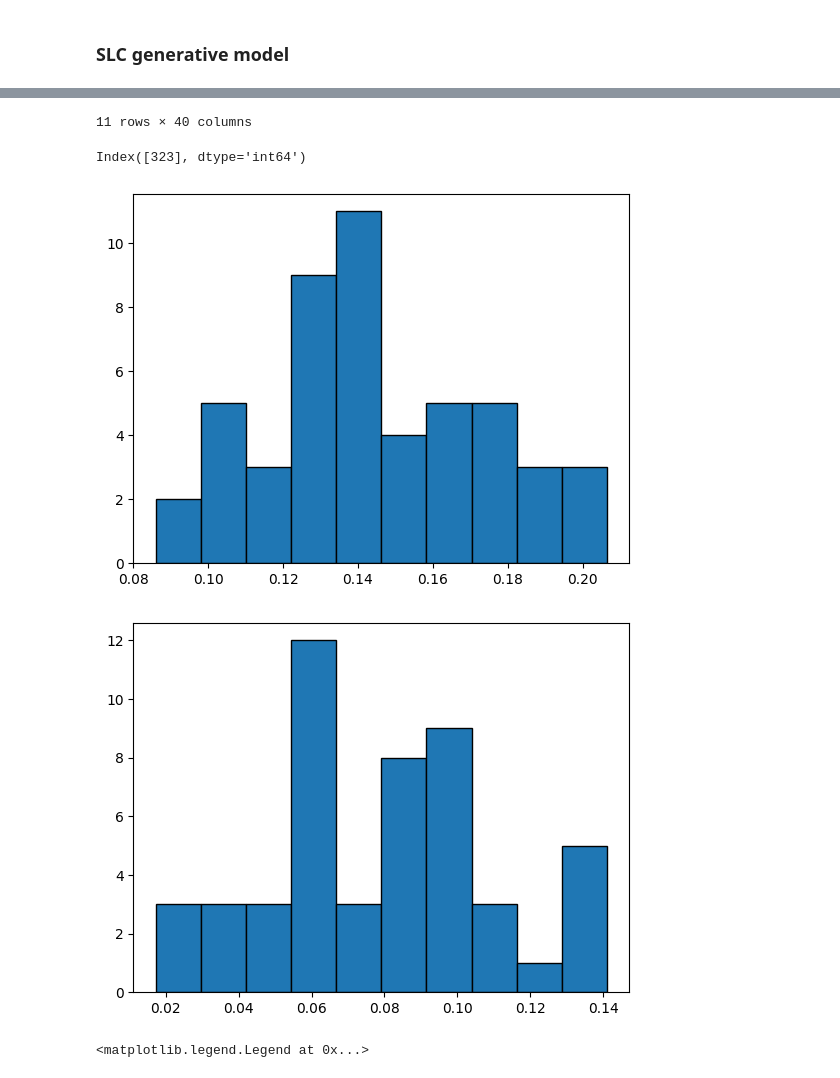
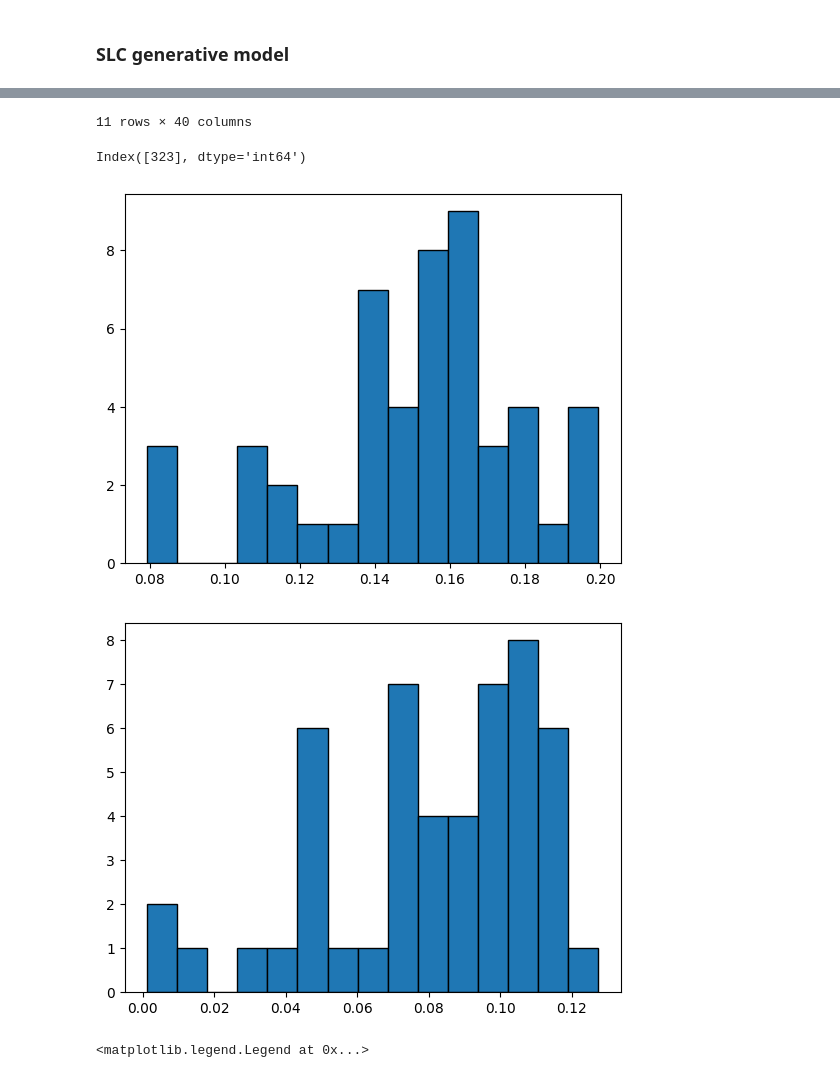
Before and after one commit to BasisResearch/cities, a Jupyter notebook: docs/experimental_notebooks/slc-cities-prototype.ipynb, the cells around one changed output, grey strips where cells are left out. Cells and saved outputs as stored; diff of their text form; code cells hidden in the pictures.

```diff
--- a/docs/experimental_notebooks/slc-cities-prototype.ipynb
+++ b/docs/experimental_notebooks/slc-cities-prototype.ipynb
@@ -772,0 +794,5 @@ NameError: name 'samples_D' is not defined
+# %%
+with MultiWorldCounterfactual() as mwc_D:
+    with pyro.poutine.trace() as tr_D:
+        samples_D = predictive_D(N_t= N_t, N_s = N_s, state_index = state_index,
+                                time_index = time_index, intervention = intervention, covariates = covariates)
@@ -773,6 +804,6 @@ NameError: name 'samples_D' is not defined
 # %%
 # awfully hacky and awfully slow, but neither changing num_samples nor using plate works
-num_countefactual_samples = 50
+num_countefactual_samples = 150
 
 predictive_D_single = pyro.infer.Predictive(cities_model_D, guide=guide_D,
                                             num_samples=1, return_sites=("tau", "y_mean", "y"))
@@ -1010,37 +1091,37 @@ year = 2016
 
 data_fips = data[data['GeoFIPS'] == fips].copy()
 display(data_fips)
 
 row_number = data.index[(data['GeoFIPS'] == fips) & (data['Year'] == year)]
 print(row_number)
 
 unit_samples_row_low = y_means_low_df.iloc[row_number].values.tolist()[0]
 unit_samples_row_high = y_means_high_df.iloc[row_number].values.tolist()[0]
 
 # predicted unemployment rate under intervention -.9
-plt.hist(unit_samples_row_low[:-3], bins=10, edgecolor='k')
+plt.hist(unit_samples_row_low[:-3], bins=15, edgecolor='k')
 plt.show()
 
 # predicted unemployment rate under intervention .9
-plt.hist(unit_samples_row_high[:-3], bins=10, edgecolor='k')
+plt.hist(unit_samples_row_high[:-3], bins=15, edgecolor='k')
 plt.show()
 # %% [output]
 |  | GeoFIPS | GeoName | Year | unemployment_rate | unemployment_rate_shifted_by_2 | total_obligated_amount | state | ... |
 | 317 | 4005 | Coconino County, AZ | 2010 | 0.020000 | 0.035354 | -0.996090 | 4 | ... |
 | 318 | 4005 | Coconino County, AZ | 2011 | 0.038835 | 0.043956 | -0.993462 | 4 | ... |
 | 319 | 4005 | Coconino County, AZ | 2012 | 0.035354 | 0.044444 | -0.925983 | 4 | ... |
 | 320 | 4005 | Coconino County, AZ | 2013 | 0.043956 | 0.047368 | -0.989051 | 4 | ... |
 | 321 | 4005 | Coconino County, AZ | 2014 | 0.044444 | 0.042328 | -0.980490 | 4 | ... |
 | 322 | 4005 | Coconino County, AZ | 2015 | 0.047368 | 0.066225 | -0.990365 | 4 | ... |
 | 323 | 4005 | Coconino County, AZ | 2016 | 0.042328 | 0.089041 | -0.985109 | 4 | ... |
 | 324 | 4005 | Coconino County, AZ | 2017 | 0.066225 | 0.101796 | -0.986606 | 4 | ... |
 | 325 | 4005 | Coconino County, AZ | 2018 | 0.089041 | 0.177215 | -0.982485 | 4 | ... |
 | 326 | 4005 | Coconino County, AZ | 2019 | 0.101796 | 0.101351 | -0.968296 | 4 | ... |
 | 327 | 4005 | Coconino County, AZ | 2020 | 0.177215 | 0.063063 | -0.952894 | 4 | ... |
 11 rows × 40 columns
 Index([323], dtype='int64')
-[figure, old version]
+[figure, new version]
-[figure, old version]
+[figure, new version]
 # %%
 
 
```
Also changed, not shown: parts of 32 cells of this notebook.
